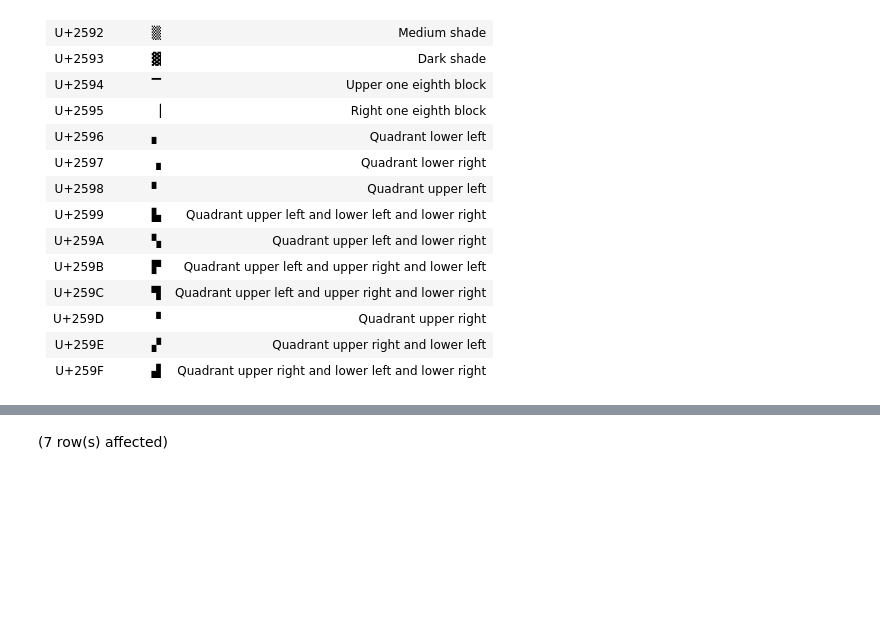
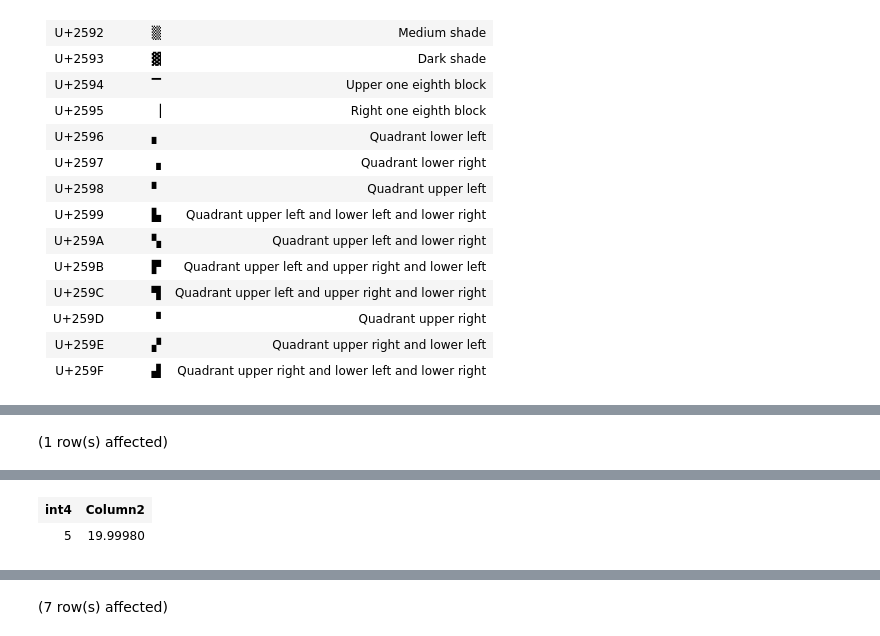
Before and after one commit to prasertcbs/db_class_2021, a Jupyter notebook: notebook/postgres_databars_visitor.ipynb, the cells around one changed output, grey strips where cells are left out. Cells and saved outputs as stored; diff of their text form; code cells hidden in the pictures; blank space fills up the shorter version.

```diff
--- a/notebook/postgres_databars_visitor.ipynb
+++ b/notebook/postgres_databars_visitor.ipynb
@@ -260,0 +255,4 @@ Total execution time: 00:00:00.046
+# %%
+select (random() * 21)::int, 20*.99999 -- =RAND() [0, 1]
+# %% [output]
+(1 row(s) affected)
@@ -260,0 +260,2 @@ Total execution time: 00:00:00.046
+| int4 | Column2 |
+| 5 | 19.99980 |
```
Also changed, not shown: parts of 10 cells of this notebook, 1 other file.
